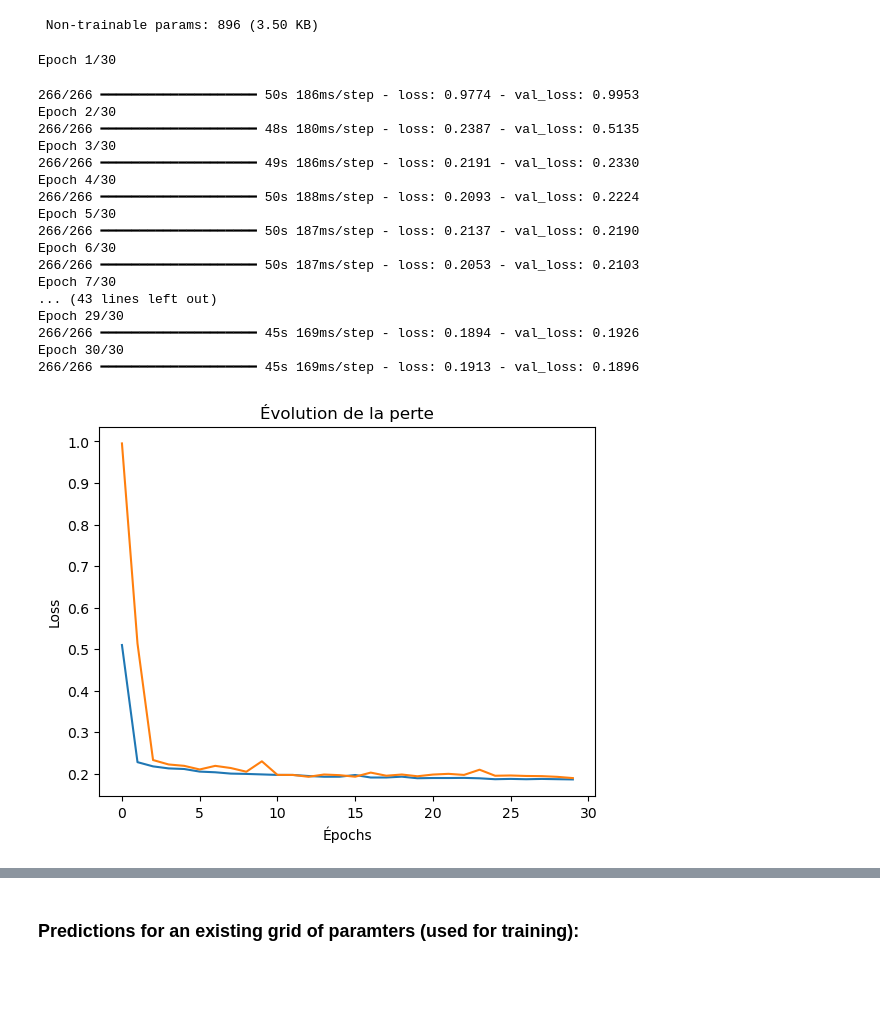
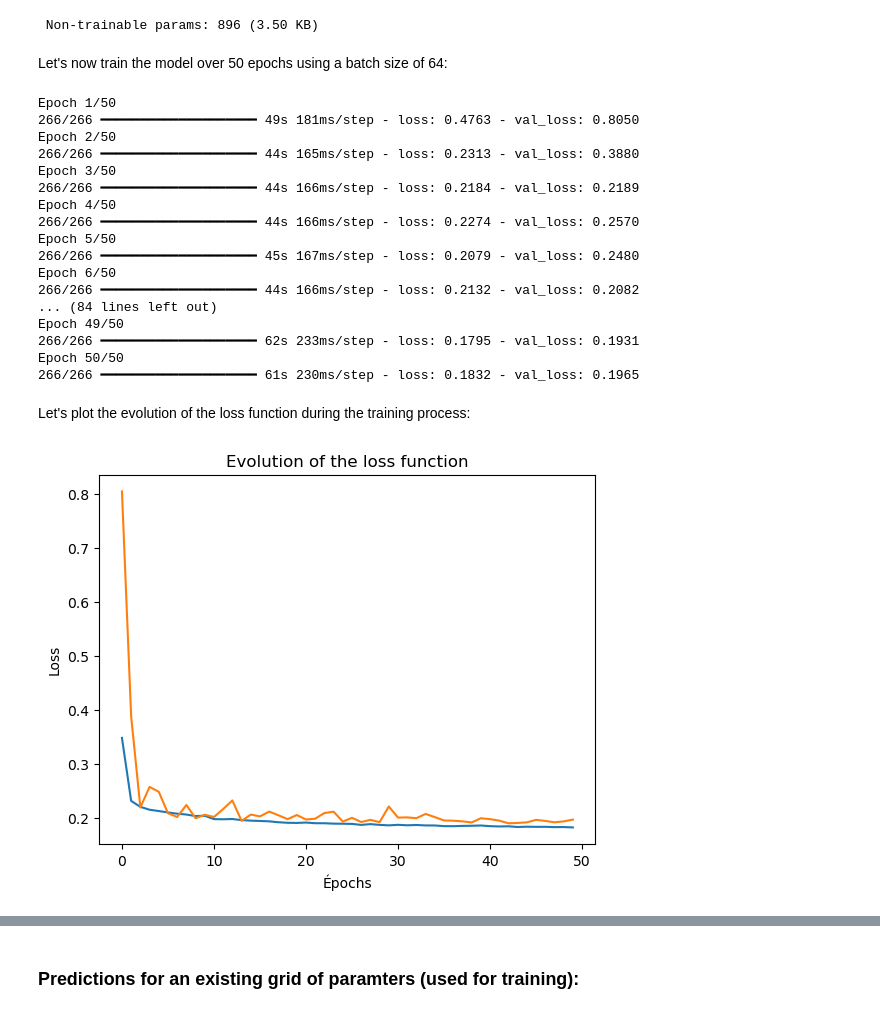
Before and after one commit to pottierc/Project_2f_bergomi, a Jupyter notebook: 01. Working_Space/Main.ipynb, the cells around one changed output, grey strips where cells are left out. Cells and saved outputs as stored; diff of their text form; code cells hidden in the pictures; blank space fills up the shorter version.

```diff
--- a/01. Working_Space/Main.ipynb
+++ b/01. Working_Space/Main.ipynb
@@ -537,6 +586,7 @@ output_shape = (num_strikes, num_maturities, 1)
 # %%
-model_cnn_tuned = keras.models.Sequential([
-    Dense(128, activation="elu", input_shape=(5,)),
+model_cnn_tuned = Sequential([
+    Input(shape=(5,)),  # Use Input layer as the first layer
+    Dense(128, activation="elu"),
     Dense(num_strikes * num_maturities, activation="elu"),
     Reshape(output_shape),
 
@@ -587,37 +637,45 @@ Model: "sequential"
  Total params: 301,497 (1.15 MB)
  Trainable params: 300,601 (1.15 MB)
  Non-trainable params: 896 (3.50 KB)
+# %% [markdown]
+Let's now train the model over 50 epochs using a batch size of 64:
 # %%
-import warnings
-warnings.filterwarnings('ignore')
+# Enable debug mode for tf.data functions
+tf.data.experimental.enable_debug_mode()
 
-train_hist_cnn_tuned = model_cnn_tuned.fit(x_train_transform, y_train_transform, batch_size=64, epochs=30, validation_data=(x_test_transform, y_test_transform))
+# Your training code
+train_hist_cnn_tuned = model_cnn_tuned.fit(
+    x_train_transform, y_train_transform,
+    batch_size=64, epochs=50,
+    validation_data=(x_test_transform, y_test_transform)
+)
 # %% [output]
-Epoch 1/30
+Epoch 1/50
+266/266 ━━━━━━━━━━━━━━━━━━━━ 49s 181ms/step - loss: 0.4763 - val_loss: 0.8050
+Epoch 2/50
+266/266 ━━━━━━━━━━━━━━━━━━━━ 44s 165ms/step - loss: 0.2313 - val_loss: 0.3880
+Epoch 3/50
+266/266 ━━━━━━━━━━━━━━━━━━━━ 44s 166ms/step - loss: 0.2184 - val_loss: 0.2189
+Epoch 4/50
+266/266 ━━━━━━━━━━━━━━━━━━━━ 44s 166ms/step - loss: 0.2274 - val_loss: 0.2570
+Epoch 5/50
+266/266 ━━━━━━━━━━━━━━━━━━━━ 45s 167ms/step - loss: 0.2079 - val_loss: 0.2480
+Epoch 6/50
+266/266 ━━━━━━━━━━━━━━━━━━━━ 44s 166ms/step - loss: 0.2132 - val_loss: 0.2082
+... (84 lines left out)
+Epoch 49/50
+266/266 ━━━━━━━━━━━━━━━━━━━━ 62s 233ms/step - loss: 0.1795 - val_loss: 0.1931
+Epoch 50/50
+266/266 ━━━━━━━━━━━━━━━━━━━━ 61s 230ms/step - loss: 0.1832 - val_loss: 0.1965
-266/266 ━━━━━━━━━━━━━━━━━━━━ 50s 186ms/step - loss: 0.9774 - val_loss: 0.9953
-Epoch 2/30
-266/266 ━━━━━━━━━━━━━━━━━━━━ 48s 180ms/step - loss: 0.2387 - val_loss: 0.5135
-Epoch 3/30
-266/266 ━━━━━━━━━━━━━━━━━━━━ 49s 186ms/step - loss: 0.2191 - val_loss: 0.2330
-Epoch 4/30
-266/266 ━━━━━━━━━━━━━━━━━━━━ 50s 188ms/step - loss: 0.2093 - val_loss: 0.2224
-Epoch 5/30
-266/266 ━━━━━━━━━━━━━━━━━━━━ 50s 187ms/step - loss: 0.2137 - val_loss: 0.2190
-Epoch 6/30
-266/266 ━━━━━━━━━━━━━━━━━━━━ 50s 187ms/step - loss: 0.2053 - val_loss: 0.2103
-Epoch 7/30
-... (43 lines left out)
-Epoch 29/30
-266/266 ━━━━━━━━━━━━━━━━━━━━ 45s 169ms/step - loss: 0.1894 - val_loss: 0.1926
-Epoch 30/30
-266/266 ━━━━━━━━━━━━━━━━━━━━ 45s 169ms/step - loss: 0.1913 - val_loss: 0.1896
+# %% [markdown]
+Let's plot the evolution of the loss function during the training process:
 # %%
 plt.plot(train_hist_cnn_tuned.history['loss'])
 plt.plot(train_hist_cnn_tuned.history['val_loss'])
-plt.title("Évolution de la perte")
+plt.title("Evolution of the loss function")
 plt.xlabel("Épochs")
 plt.ylabel("Loss")
 plt.show()
 # %% [output]
-[figure, old version]
+[figure, new version]
 # %%
```
Also changed, not shown: parts of 52 cells of this notebook, 1 other file.
